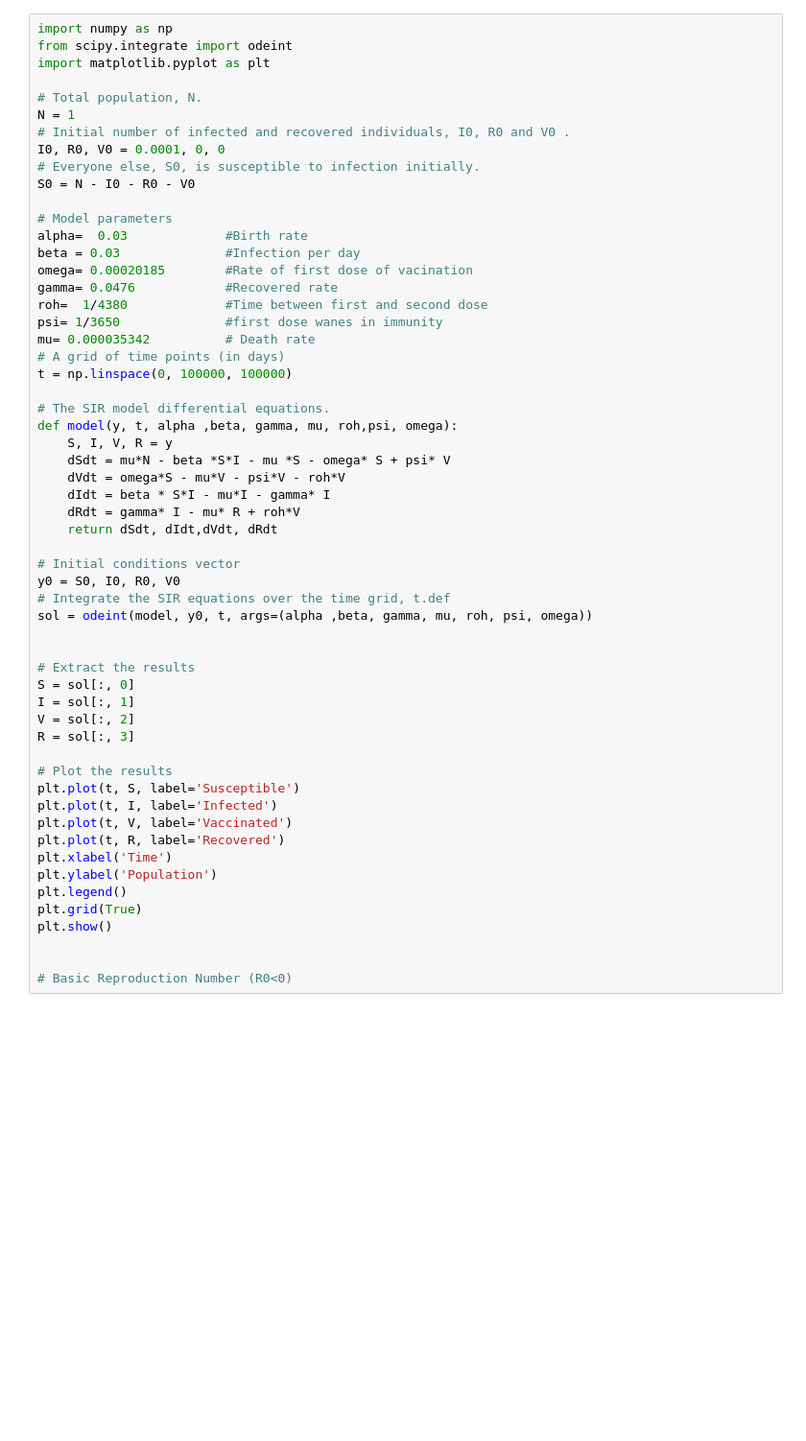
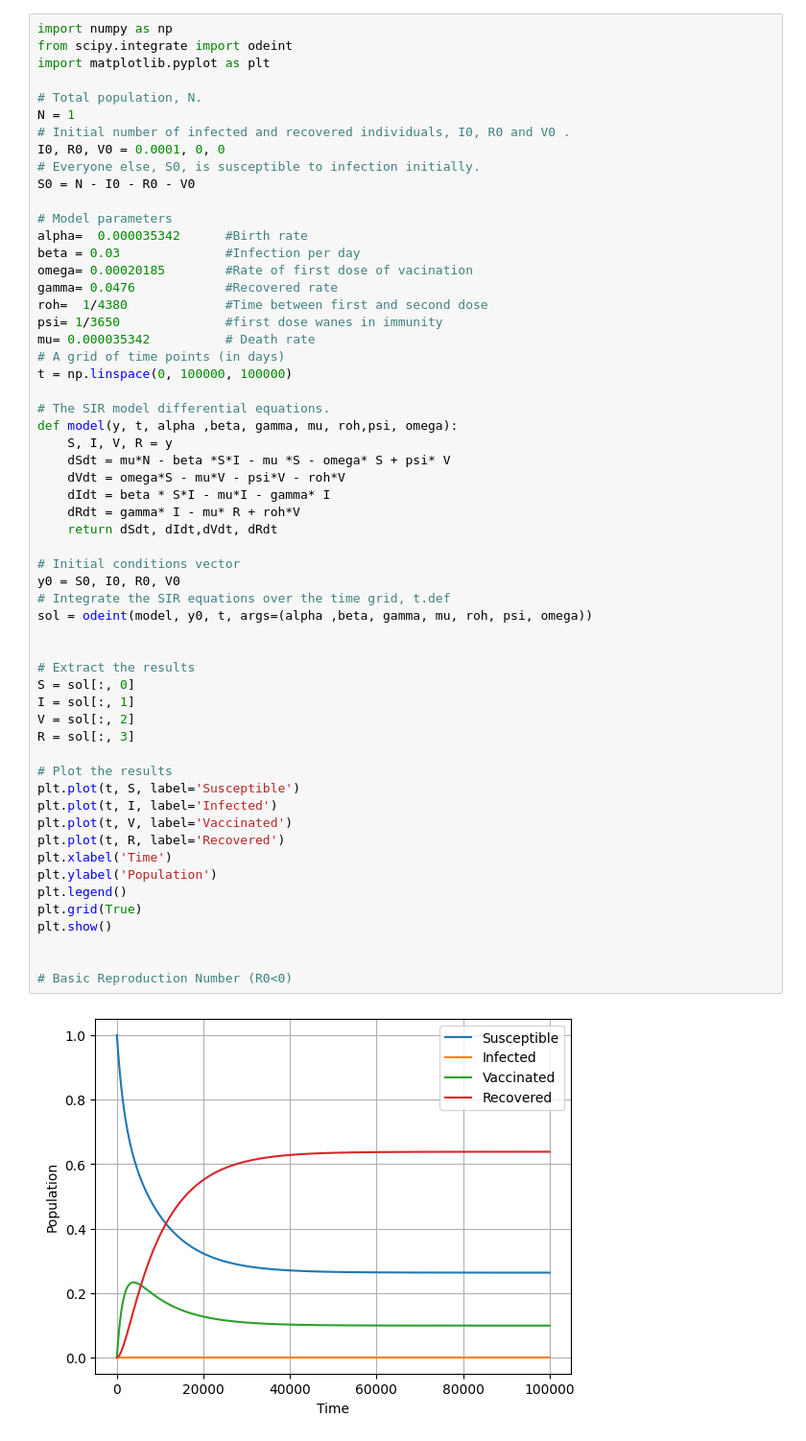
Before and after one commit to Dhruvit-Kevadiya/SIVR_MODEL, a Jupyter notebook: SIVR MODEL.ipynb, the cells around one changed output. Shown at 96% size. Drawn from its saved outputs; the diff is of its cells as text; blank space fills up the shorter version.

```diff
--- a/SIVR MODEL.ipynb
+++ b/SIVR MODEL.ipynb
@@ -11,7 +11,7 @@ I0, R0, V0 = 0.0001, 0, 0
 S0 = N - I0 - R0 - V0
 
 # Model parameters
-alpha=  0.03             #Birth rate
+alpha=  0.000035342      #Birth rate
 beta = 0.03              #Infection per day
 omega= 0.00020185        #Rate of first dose of vacination
 gamma= 0.0476            #Recovered rate
@@ -28,31 +28,33 @@ def model(y, t, alpha ,beta, gamma, mu, roh,psi, omega):
     dVdt = omega*S - mu*V - psi*V - roh*V
     dIdt = beta * S*I - mu*I - gamma* I
     dRdt = gamma* I - mu* R + roh*V
     return dSdt, dIdt,dVdt, dRdt
 
 # Initial conditions vector
 y0 = S0, I0, R0, V0
 # Integrate the SIR equations over the time grid, t.def
 sol = odeint(model, y0, t, args=(alpha ,beta, gamma, mu, roh, psi, omega))
 
 
 # Extract the results
 S = sol[:, 0]
 I = sol[:, 1]
 V = sol[:, 2]
 R = sol[:, 3]
 
 # Plot the results
 plt.plot(t, S, label='Susceptible')
 plt.plot(t, I, label='Infected')
 plt.plot(t, V, label='Vaccinated')
 plt.plot(t, R, label='Recovered')
 plt.xlabel('Time')
 plt.ylabel('Population')
 plt.legend()
 plt.grid(True)
 plt.show()
 
 
 # Basic Reproduction Number (R0<0)
+# %% [output]
+[figure, added]
 # %%
```
Also changed, not shown: parts of 6 cells of this notebook, 2 other files.
